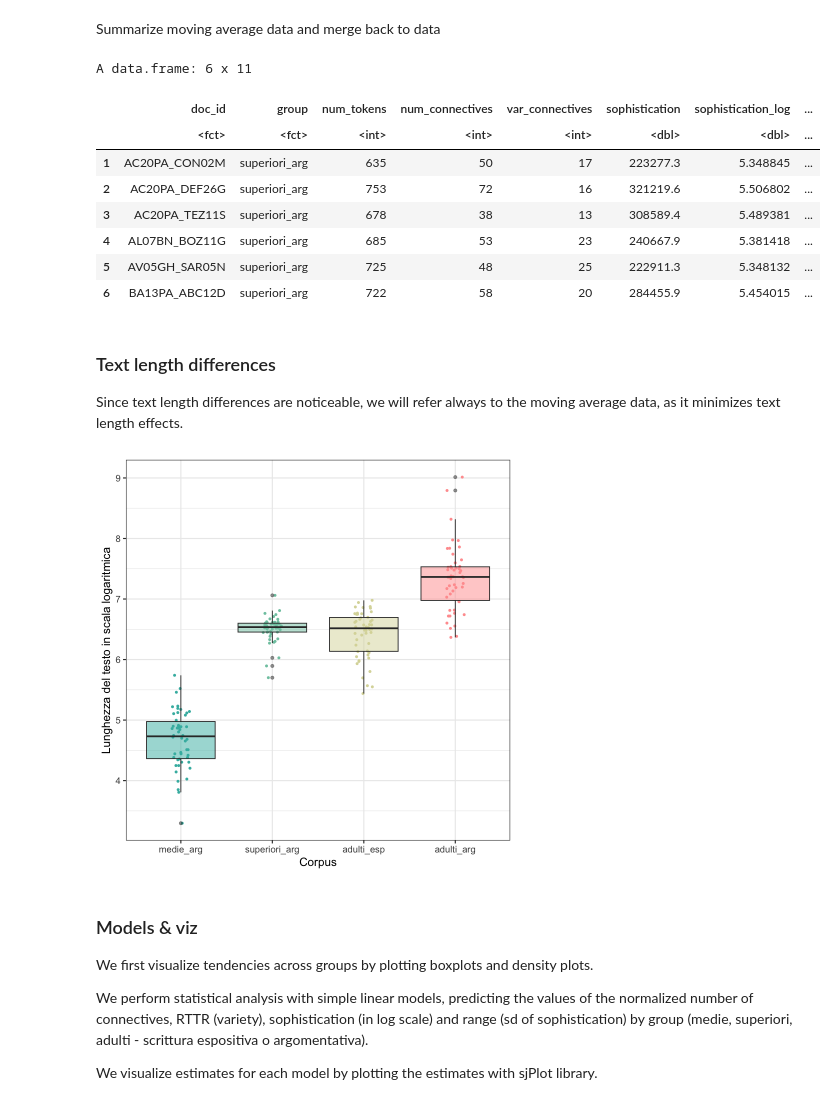
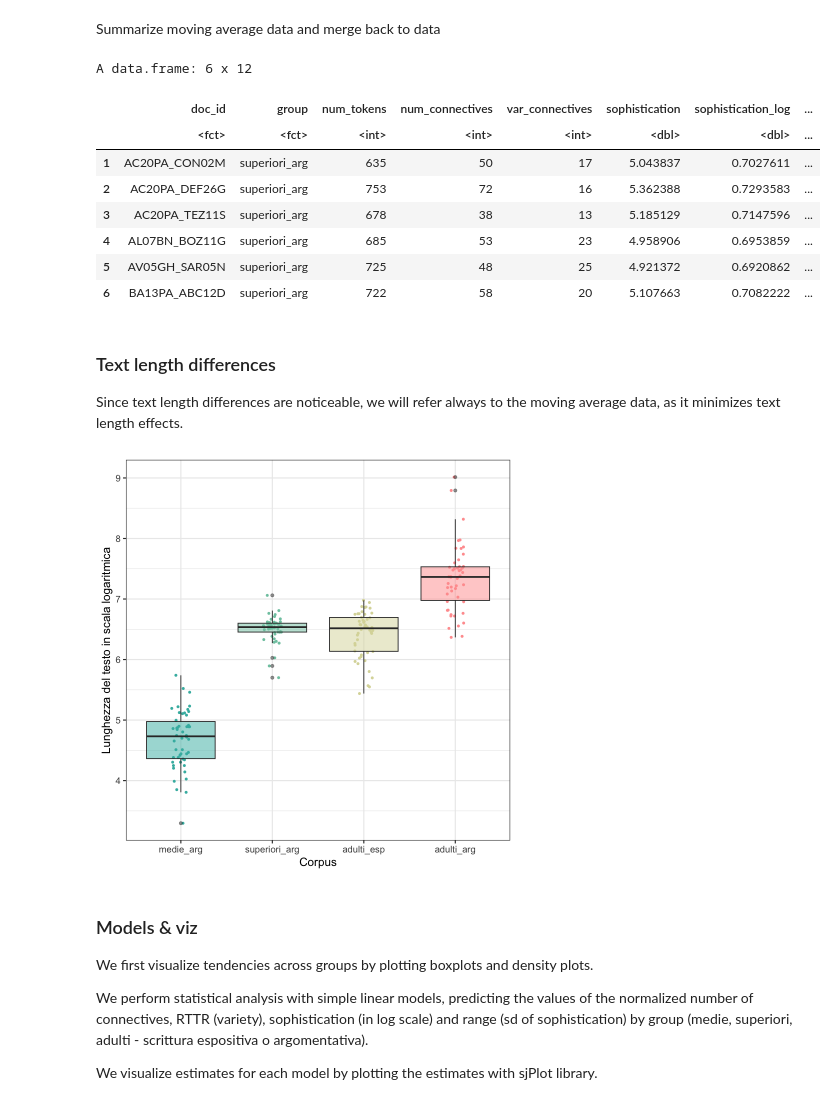
Before and after one commit to arianna-bienati/itaca-basel, a Jupyter notebook: RQ1.ipynb, the cells around one changed output. Drawn from its saved outputs; the diff is of its cells as text; code cells hidden in the pictures.

```diff
--- a/RQ1.ipynb
+++ b/RQ1.ipynb
@@ -183,7 +183,7 @@ data_long <- data %>%
   pivot_longer(cols = all_of(conn_cols),
                names_to = "lemma", values_to = "count") %>%
   left_join(dict, by = "lemma") %>%
-  mutate(freq_rep = map2(count, coris_freq, ~ rep(.y, .x)))
+  mutate(freq_rep = map2(count, log10(coris_freq), ~ rep(.y, .x)))
 # %%
 data_summary <- data_long %>%
   group_by(doc_id) %>%
@@ -194,10 +194,6 @@ data_summary <- data_long %>%
   summarize(
     sophistication = mean(unlist(freq_rep), na.rm = TRUE),
     range_r = sd(unlist(freq_rep), na.rm = TRUE)
-  ) %>%
-  mutate(
-    sophistication_log = log10(sophistication),
-    range_log = if_else(is.infinite(log10(range_r)), 0, log10(range_r))
   )
 
 
@@ -223,34 +219,34 @@ summarized_data_moving <- data_moving %>%
 # %%
 # get important variables from df data
 selected_var <- c("doc_id", "group",
                   "num_tokens", "num_connectives", "var_connectives",
-                  "sophistication", "sophistication_log", "range_r")
+                  "sophistication", "sophistication_log", "range_r", "range_log")
 
 summarized_data <- data %>%
   select(all_of(selected_var)) %>%
   mutate(rttr = var_connectives / sqrt(num_connectives)) %>%
   left_join(summarized_data_moving, by = "doc_id")
 
 summarized_data_l1 <- summarized_data %>%
   filter(group %in% c("L1_lower", "L1_upper", "coris", "blogs")) %>%
   mutate(group = factor(group,
                         levels = c("L1_lower", "L1_upper", "coris", "blogs"),
                         labels = c("medie_arg",
                                    "superiori_arg",
                                    "adulti_esp",
                                    "adulti_arg")))
 
 head(summarized_data_l1)
 # %% [output]
-A data.frame: 6 x 11
+A data.frame: 6 x 12
 |  | doc_id | group | num_tokens | num_connectives | var_connectives | sophistication | sophistication_log | ... |
 |  | <fct> | <fct> | <int> | <int> | <int> | <dbl> | <dbl> | ... |
-| 1 | AC20PA_CON02M | superiori_arg | 635 | 50 | 17 | 223277.3 | 5.348845 | ... |
-| 2 | AC20PA_DEF26G | superiori_arg | 753 | 72 | 16 | 321219.6 | 5.506802 | ... |
-| 3 | AC20PA_TEZ11S | superiori_arg | 678 | 38 | 13 | 308589.4 | 5.489381 | ... |
-| 4 | AL07BN_BOZ11G | superiori_arg | 685 | 53 | 23 | 240667.9 | 5.381418 | ... |
-| 5 | AV05GH_SAR05N | superiori_arg | 725 | 48 | 25 | 222911.3 | 5.348132 | ... |
-| 6 | BA13PA_ABC12D | superiori_arg | 722 | 58 | 20 | 284455.9 | 5.454015 | ... |
+| 1 | AC20PA_CON02M | superiori_arg | 635 | 50 | 17 | 5.043837 | 0.7027611 | ... |
+| 2 | AC20PA_DEF26G | superiori_arg | 753 | 72 | 16 | 5.362388 | 0.7293583 | ... |
+| 3 | AC20PA_TEZ11S | superiori_arg | 678 | 38 | 13 | 5.185129 | 0.7147596 | ... |
+| 4 | AL07BN_BOZ11G | superiori_arg | 685 | 53 | 23 | 4.958906 | 0.6953859 | ... |
+| 5 | AV05GH_SAR05N | superiori_arg | 725 | 48 | 25 | 4.921372 | 0.6920862 | ... |
+| 6 | BA13PA_ABC12D | superiori_arg | 722 | 58 | 20 | 5.107663 | 0.7082222 | ... |
 # %% [markdown]
 ### Text length differences
 
@@ -272,7 +268,7 @@ ggsave("figures/text_length_diff.png", plt_lengths,
        device = "png", create.dir = TRUE,
        width = 6, height = 6, dpi = 600, bg = "transparent")
 # %% [output]
-[figure, old version]
+[figure, new version]
 # %% [markdown]
 ### Models & viz
 
```
Also changed, not shown: parts of 4 cells of this notebook.
